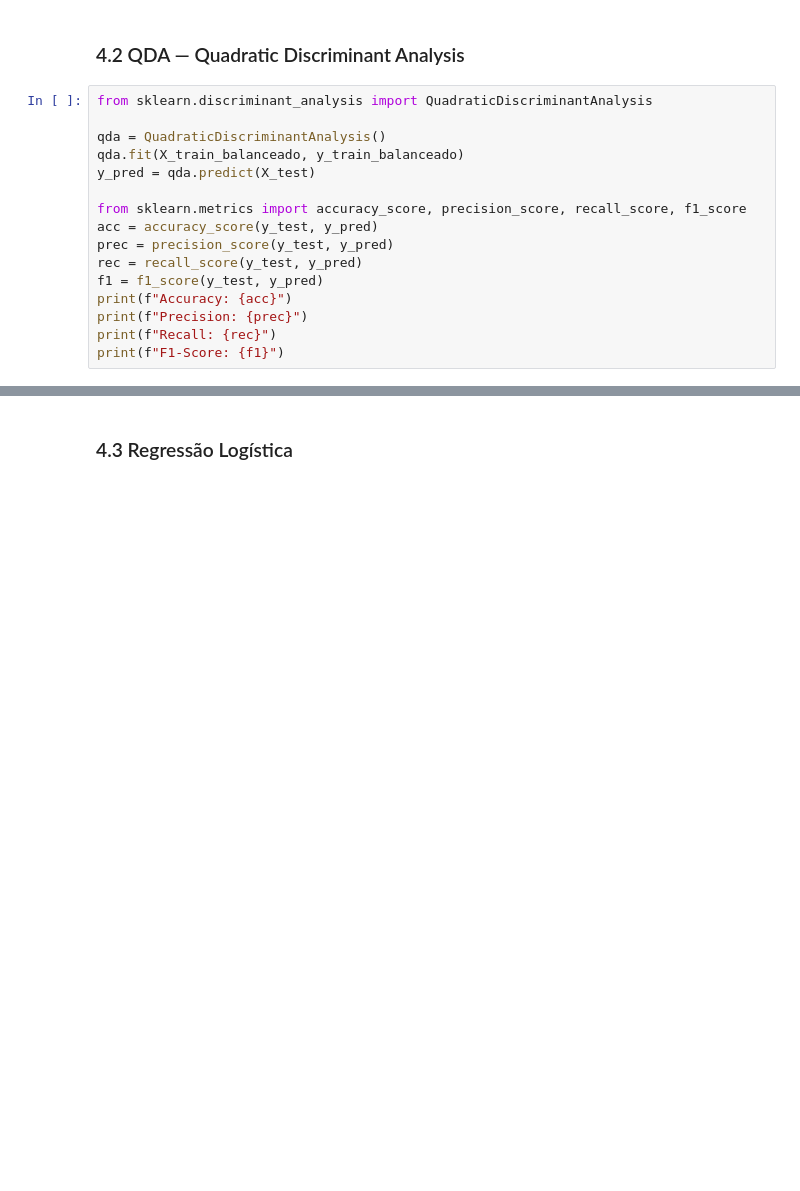
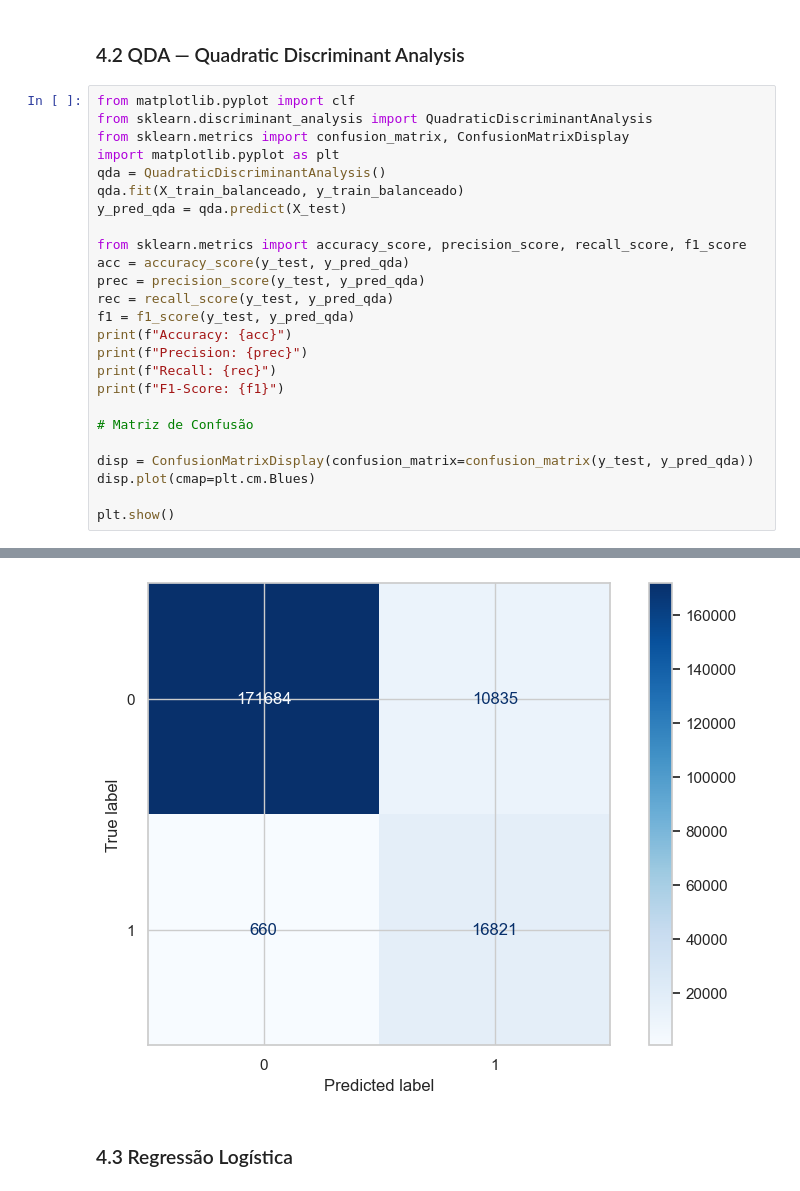
Before and after one commit to zezedp/IML2026_PROJETO, a Jupyter notebook: Projeto.ipynb, the cells around one changed output, grey strips where cells are left out. Saved outputs shown, nothing was run; the diff lists cells and outputs as text; blank space fills up the shorter version.

```diff
--- a/Projeto.ipynb
+++ b/Projeto.ipynb
@@ -529,21 +703,30 @@ F1-Score: 0.7788101586275619
 # %% [markdown]
 ### 4.2 QDA — Quadratic Discriminant Analysis
 # %%
+from matplotlib.pyplot import clf
 from sklearn.discriminant_analysis import QuadraticDiscriminantAnalysis
-
+from sklearn.metrics import confusion_matrix, ConfusionMatrixDisplay
+import matplotlib.pyplot as plt
 qda = QuadraticDiscriminantAnalysis()
 qda.fit(X_train_balanceado, y_train_balanceado)
-y_pred = qda.predict(X_test)
+y_pred_qda = qda.predict(X_test)
 
 from sklearn.metrics import accuracy_score, precision_score, recall_score, f1_score
-acc = accuracy_score(y_test, y_pred)
-prec = precision_score(y_test, y_pred)
-rec = recall_score(y_test, y_pred)
-f1 = f1_score(y_test, y_pred)
+acc = accuracy_score(y_test, y_pred_qda)
+prec = precision_score(y_test, y_pred_qda)
+rec = recall_score(y_test, y_pred_qda)
+f1 = f1_score(y_test, y_pred_qda)
 print(f"Accuracy: {acc}")
 print(f"Precision: {prec}")
 print(f"Recall: {rec}")
 print(f"F1-Score: {f1}")
+
+# Matriz de Confusão
+
+disp = ConfusionMatrixDisplay(confusion_matrix=confusion_matrix(y_test, y_pred_qda))
+disp.plot(cmap=plt.cm.Blues)
+
+plt.show()
 # %% [output]
 Accuracy: 0.942525
 Precision: 0.6082224472085623
@@ -552,3 +735,4 @@ F1-Score: 0.7453308815384274
+[figure, added]
 # %% [markdown]
 ### 4.3 Regressão Logística
 # %%
```
Also changed, not shown: parts of 12 cells of this notebook.
